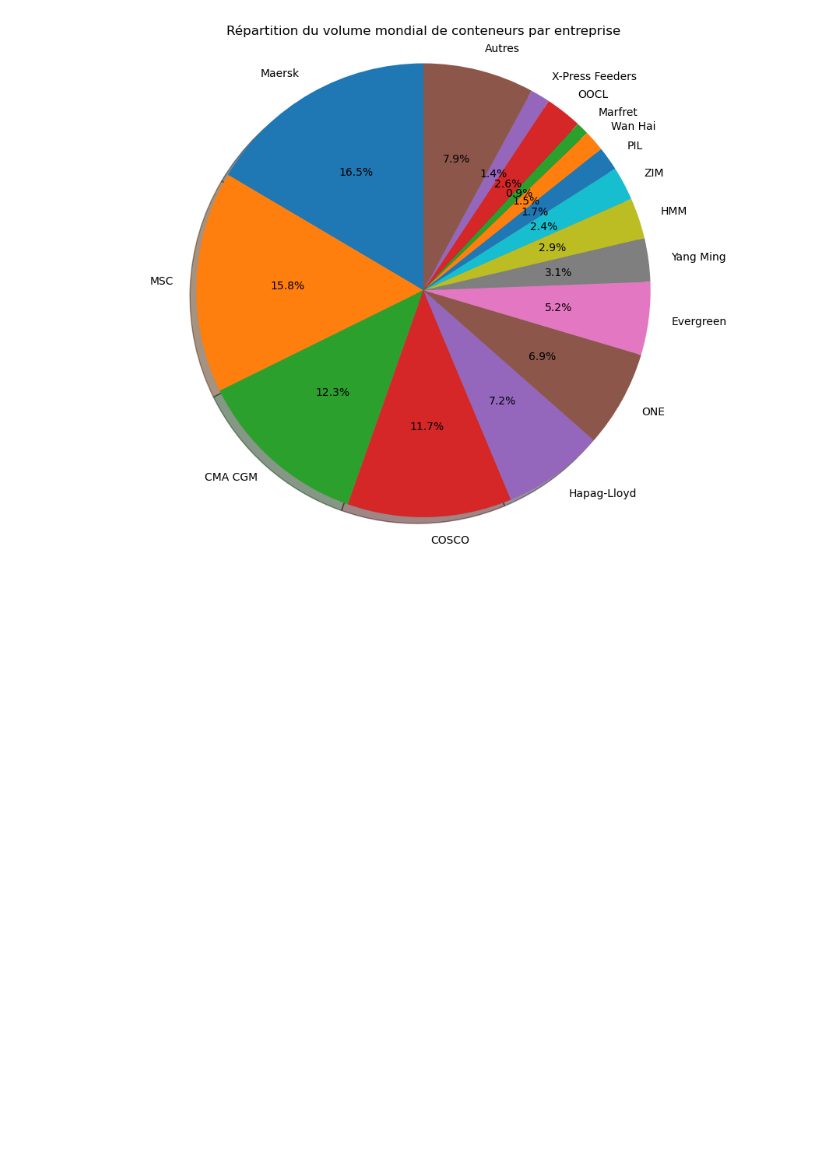
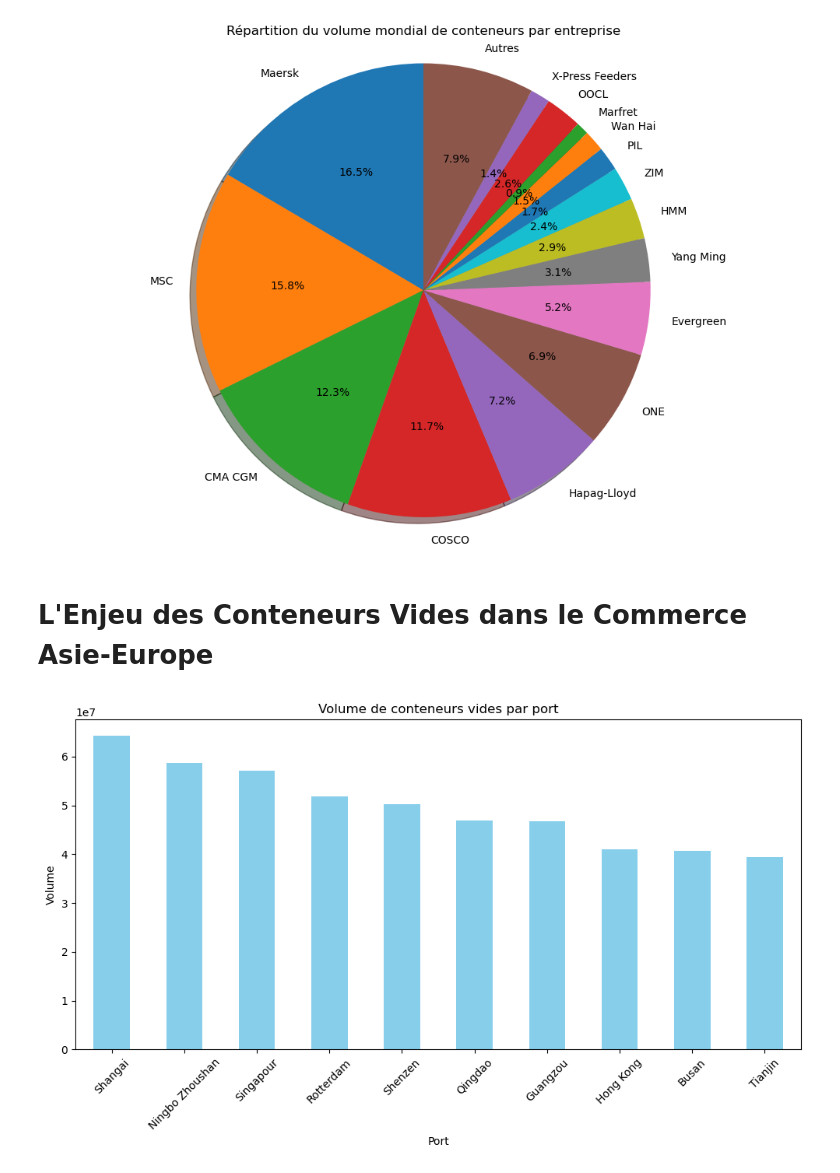
Before and after one commit to zakaria-maanane/CargoFlow, a Jupyter notebook: CargoFlow.ipynb, the cells around one changed output. Cells and saved outputs as stored; diff of their text form; code cells hidden in the pictures; blank space fills up the shorter version.

```diff
--- a/CargoFlow.ipynb
+++ b/CargoFlow.ipynb
@@ -71,3 +71,19 @@ plt.tight_layout()
 plt.show()
 # %% [output]
 [figure]
+# %% [markdown]
+# L'Enjeu des Conteneurs Vides dans le Commerce Asie-Europe
+# %%
+
+
+df = pd.read_csv("conteneurs_vides_reel_long.csv")
+
+plt.figure(figsize=(10, 6))
+df.groupby("Port")["Volume_Conteneurs_Vides"].sum().sort_values(ascending=False).plot(kind="bar", color="skyblue")
+plt.title("Volume de conteneurs vides par port")
+plt.ylabel("Volume")
+plt.xticks(rotation=45)
+plt.tight_layout()
+plt.show()
+# %% [output]
+[figure, added]
```
Also changed, not shown: parts of 9 cells of this notebook, 4 other files.
